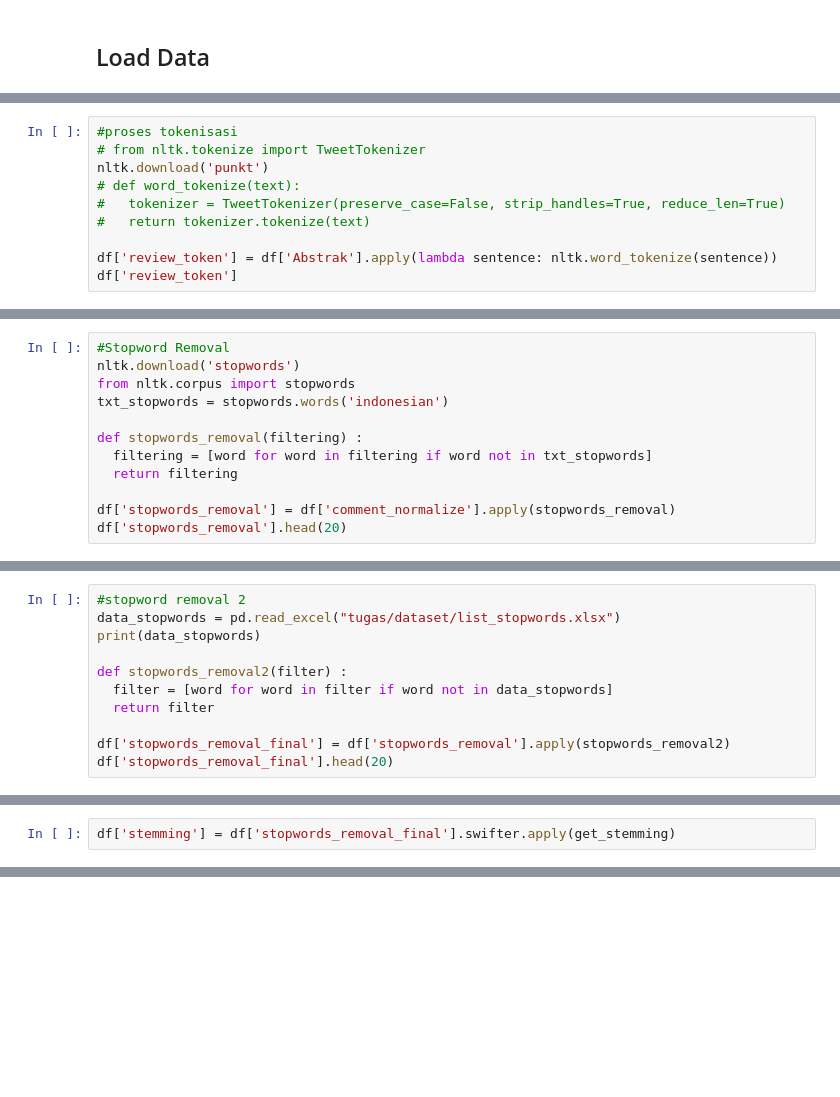
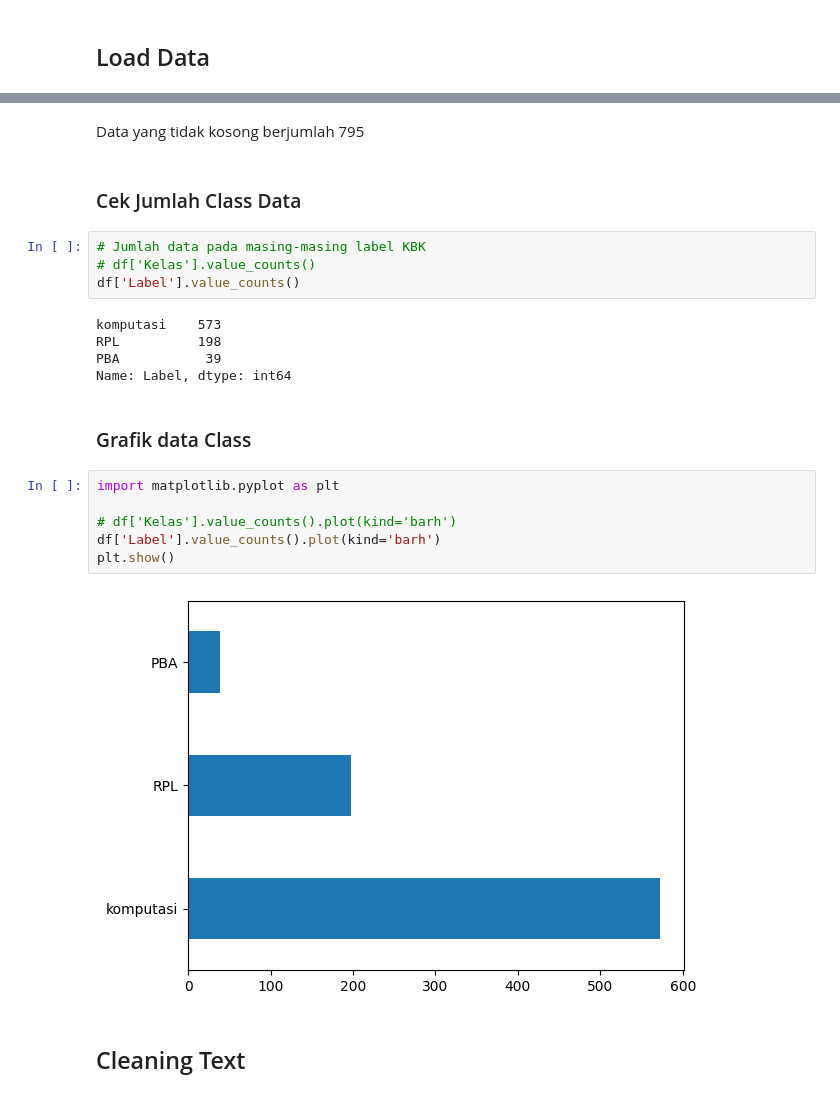
Before and after one commit to ranianuraini/prosainsdata, a Jupyter notebook: _sources/UTS.ipynb, the cells around one changed output, grey strips where cells are left out. Saved outputs shown, nothing was run; the diff lists cells and outputs as text; blank space fills up the shorter version.

```diff
--- a/_sources/UTS.ipynb
+++ b/_sources/UTS.ipynb
@@ -177,10 +46,0 @@ Name: Abstrak, Length: 805, dtype: object
-# %%
-#proses tokenisasi
-# from nltk.tokenize import TweetTokenizer
-nltk.download('punkt')
-# def word_tokenize(text):
-#   tokenizer = TweetTokenizer(preserve_case=False, strip_handles=True, reduce_len=True)
-#   return tokenizer.tokenize(text)
-
-df['review_token'] = df['Abstrak'].apply(lambda sentence: nltk.word_tokenize(sentence))
-df['review_token']
@@ -239,12 +46,0 @@ Name: comment_normalize, dtype: object
-# %%
-#Stopword Removal
-nltk.download('stopwords')
-from nltk.corpus import stopwords
-txt_stopwords = stopwords.words('indonesian')
-
-def stopwords_removal(filtering) :
-  filtering = [word for word in filtering if word not in txt_stopwords]
-  return filtering
-
-df['stopwords_removal'] = df['comment_normalize'].apply(stopwords_removal)
-df['stopwords_removal'].head(20)
@@ -271,11 +46,0 @@ Name: stopwords_removal, dtype: object
-# %%
-#stopword removal 2
-data_stopwords = pd.read_excel("tugas/dataset/list_stopwords.xlsx")
-print(data_stopwords)
-
-def stopwords_removal2(filter) :
-  filter = [word for word in filter if word not in data_stopwords]
-  return filter
-
-df['stopwords_removal_final'] = df['stopwords_removal'].apply(stopwords_removal2)
-df['stopwords_removal_final'].head(20)
@@ -357,2 +46,0 @@ def get_stemming(document):
-# %%
-df['stemming'] = df['stopwords_removal_final'].swifter.apply(get_stemming)
@@ -429,0 +60,25 @@ sim_words
+# %% [markdown]
+Data yang tidak kosong berjumlah 795
+# %% [markdown]
+### Cek Jumlah Class Data
+# %%
+# Jumlah data pada masing-masing label KBK
+# df['Kelas'].value_counts()
+df['Label'].value_counts()
+# %% [output]
+komputasi    573
+RPL          198
+PBA           39
+Name: Label, dtype: int64
+# %% [markdown]
+### Grafik data Class
+# %%
+import matplotlib.pyplot as plt
+
+# df['Kelas'].value_counts().plot(kind='barh')
+df['Label'].value_counts().plot(kind='barh')
+plt.show()
+# %% [output]
+[figure, added]
+# %% [markdown]
+## Cleaning Text
```
Also changed, not shown: parts of 103 cells of this notebook, 15 other files.
